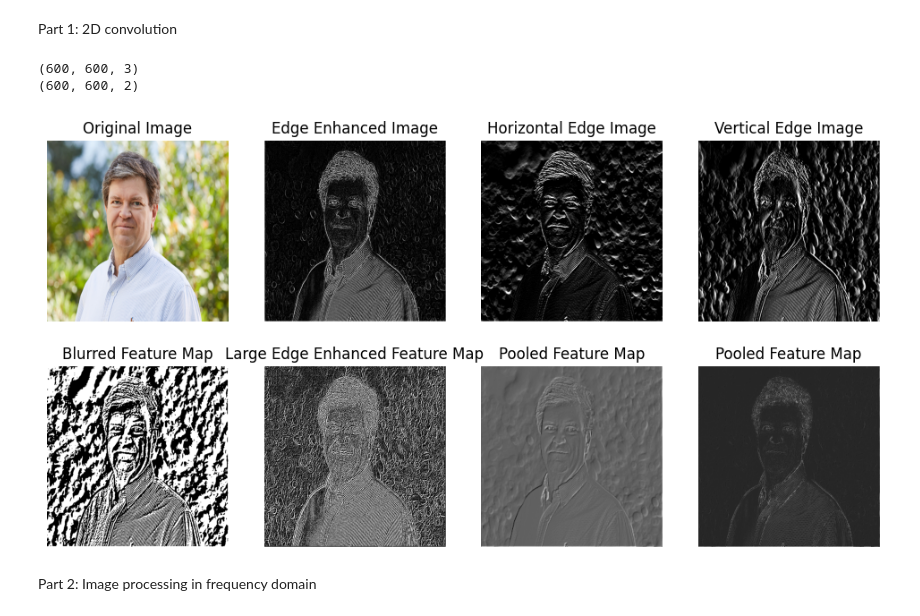
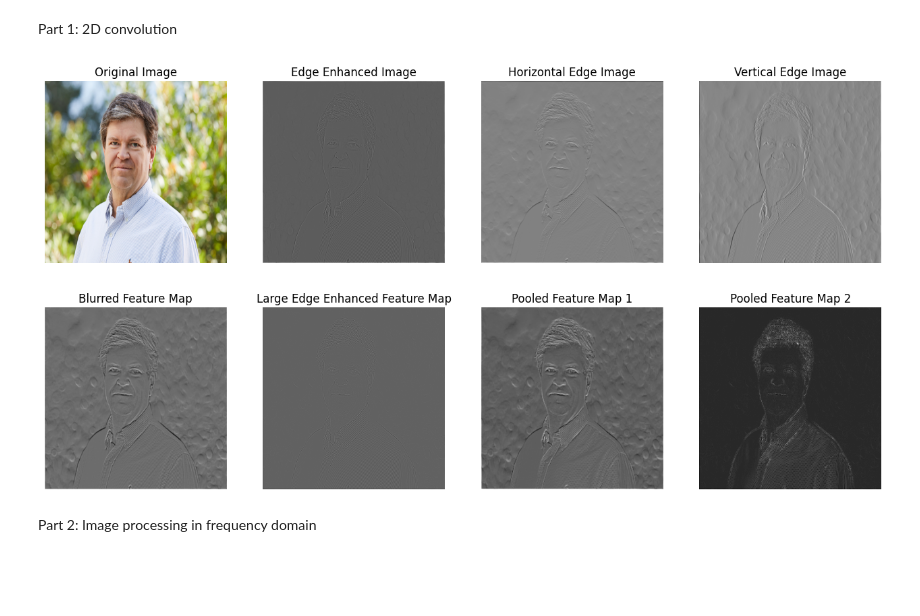
Before and after one commit to MohadesehHakimi/signals-and-systems-SBU-1403, a Jupyter notebook: image-processing.ipynb, the cells around one changed output. Saved outputs shown, nothing was run; the diff lists cells and outputs as text; code cells hidden in the pictures; blank space fills up the shorter version.

```diff
--- a/image-processing.ipynb
+++ b/image-processing.ipynb
@@ -1,9 +1,10 @@
 # %% [markdown]
 Part 1: 2D convolution
 # %%
+import cv2
 import matplotlib.pyplot as plt
-import cv2
 import numpy as np
+
 
 def apply_convolution(image, kernel, stride=1, padding='valid'):
     """
@@ -16,7 +17,7 @@ def apply_convolution(image, kernel, stride=1, padding='valid'):
     padding (str, optional): Padding type: 'valid' or 'same'. Default is 'valid'.
 
     Returns:
-    numpy.ndarray: Output of the convolution, a 3D array (output_height, output_width, channels).
+    numpy.ndarray: Output of the convolution, a 2D array (output_height, output_width).
     """
     image = np.array(image)
     kernel = np.array(kernel)
@@ -25,9 +26,9 @@ def apply_convolution(image, kernel, stride=1, padding='valid'):
 
     # Handle padding
     if padding == 'same':
-        pad_height = (kernel_height - 1) // 2
-        pad_width = (kernel_width - 1) // 2
-        padded_image = np.pad(image, ((pad_height, pad_height), (pad_width, pad_width), (0, 0)), mode='constant', constant_values=0)
+        pad_height = 1
+        pad_width = 1
+        padded_image = np.pad(image, (pad_width,), mode='constant', constant_values=0)
     elif padding == 'valid':
         pad_height = 0
         pad_width = 0
@@ -38,7 +39,7 @@ def apply_convolution(image, kernel, stride=1, padding='valid'):
     # Calculate output dimensions
     output_height = (image_height + 2 * pad_height - kernel_height) // stride + 1
     output_width = (image_width + 2 * pad_width - kernel_width) // stride + 1
-    output = np.zeros((output_height, output_width, channels))
+    output = np.zeros((output_height, output_width))
 
     # Perform convolution
     for i in range(output_height):
@@ -48,7 +49,7 @@ def apply_convolution(image, kernel, stride=1, padding='valid'):
                 start_j = j * stride
                 end_i = start_i + kernel_height
                 end_j = start_j + kernel_width
-                output[i, j, c] = np.sum(padded_image[start_i:end_i, start_j:end_j, c] * kernel)
+                output[i, j] += np.sum(padded_image[start_i:end_i, start_j:end_j, c] * kernel)
 
     return output
 
@@ -83,6 +84,7 @@ def max_pooling(image, size, stride):
 
     return pooled_image
 
+# ----------------- Preprocessing -----------------
 # Load image
 image = cv2.imread('yann_lecun.jpg')
 image = cv2.cvtColor(image, cv2.COLOR_BGR2RGB)
@@ -91,14 +93,13 @@ image = cv2.cvtColor(image, cv2.COLOR_BGR2RGB)
 image = cv2.resize(image, (600, 600))
 
 # Show the original image
-plt.figure(figsize=(12, 6))
+plt.figure(figsize=(16, 8))
 plt.subplot(2, 4, 1)
 plt.title('Original Image')
 plt.imshow(image)
 plt.axis('off')
 
 # ----------------- Layer 1 -----------------
-
 # Edge enhancement kernel
 edge_enhancement_kernel = np.array([[-1, -1, -1],
                                     [-1, 8, -1],
@@ -107,7 +108,7 @@ edge_enhancement_kernel = np.array([[-1, -1, -1],
 edge_enhanced_image = apply_convolution(image, edge_enhancement_kernel, padding='same')
 plt.subplot(2, 4, 2)
 plt.title('Edge Enhanced Image')
-plt.imshow(np.clip(edge_enhanced_image.sum(axis=-1), 0, 255), cmap='gray')
+plt.imshow(edge_enhanced_image, cmap='gray')
 plt.axis('off')
 
 # Horizontal edge detection kernel
@@ -118,7 +119,7 @@ horizontal_edge_kernel = np.array([[1, 1, 1],
 horizontal_edge_image = apply_convolution(image, horizontal_edge_kernel, padding='same')
 plt.subplot(2, 4, 3)
 plt.title('Horizontal Edge Image')
-plt.imshow(np.clip(horizontal_edge_image.sum(axis=-1), 0, 255), cmap='gray')
+plt.imshow(horizontal_edge_image, cmap='gray')
 plt.axis('off')
 
 # Vertical edge detection kernel
@@ -129,12 +130,11 @@ vertical_edge_kernel = np.array([[1, 0, -1],
 vertical_edge_image = apply_convolution(image, vertical_edge_kernel, padding='same')
 plt.subplot(2, 4, 4)
 plt.title('Vertical Edge Image')
-plt.imshow(np.clip(vertical_edge_image.sum(axis=-1), 0, 255), cmap='gray')
+plt.imshow(vertical_edge_image, cmap='gray')
 plt.axis('off')
 
 # Stack images 3D to create a feature map
-feature_map = np.stack((edge_enhanced_image.sum(axis=-1), horizontal_edge_image.sum(axis=-1), vertical_edge_image.sum(axis=-1)), axis=-1)
-print(feature_map.shape)
+feature_map = np.stack((edge_enhanced_image, horizontal_edge_image, vertical_edge_image), axis=-1)
 
 # ----------------- Layer 2 -----------------
 # Gaussian blur kernel
@@ -148,46 +148,43 @@ gaussian_blur_kernel = np.array([[1, 4, 7, 4, 1],
 blurred_feature_map = apply_convolution(feature_map, gaussian_blur_kernel, padding='same')
 plt.subplot(2, 4, 5)
 plt.title('Blurred Feature Map')
-plt.imshow(np.clip(blurred_feature_map.sum(axis=-1), 0, 255), cmap='gray')
+plt.imshow(blurred_feature_map, cmap='gray')
 plt.axis('off')
 
 # Large edge enhancement kernel
 large_edge_enhancement_kernel = np.array([[0, 0, -1, 0, 0],
                                           [0, 0, -1, 0, 0],
                                           [-1, -1, 8, -1, -1],
                                           [0, 0, -1, 0, 0],
                                           [0, 0, -1, 0, 0]])
 
 # Apply convolution to the feature map
 large_edge_enhanced_feature_map = apply_convolution(feature_map, large_edge_enhancement_kernel, padding='same')
 plt.subplot(2, 4, 6)
 plt.title('Large Edge Enhanced Feature Map')
-plt.imshow(np.clip(large_edge_enhanced_feature_map.sum(axis=-1), 0, 255), cmap='gray')
+plt.imshow(large_edge_enhanced_feature_map, cmap='gray')
 plt.axis('off')
 
 # Stack images 3D to create a feature map
-feature_map2 = np.stack((blurred_feature_map.sum(axis=-1), large_edge_enhanced_feature_map.sum(axis=-1)), axis=-1)
-print(feature_map2.shape)
+feature_map2 = np.stack((blurred_feature_map, large_edge_enhanced_feature_map), axis=-1)
 
 # ----------------- Layer 3 -----------------
 # Max pooling
 pooled_feature_map = max_pooling(feature_map2, 2, 2)
 # show each channel separately
 plt.subplot(2, 4, 7)
-plt.title('Pooled Feature Map')
+plt.title('Pooled Feature Map 1')
 plt.imshow(pooled_feature_map[:, :, 0], cmap='gray')
 plt.axis('off')
 
 plt.subplot(2, 4, 8)
-plt.title('Pooled Feature Map')
+plt.title('Pooled Feature Map 2')
 plt.imshow(pooled_feature_map[:, :, 1], cmap='gray')
 plt.axis('off')
 
 plt.show()
 # %% [output]
-(600, 600, 3)
-(600, 600, 2)
-[figure, old version]
+[figure, new version]
 # %% [markdown]
 Part 2: Image processing in frequency domain
 # %%
```
Also changed, not shown: parts of 1 cell of this notebook.
